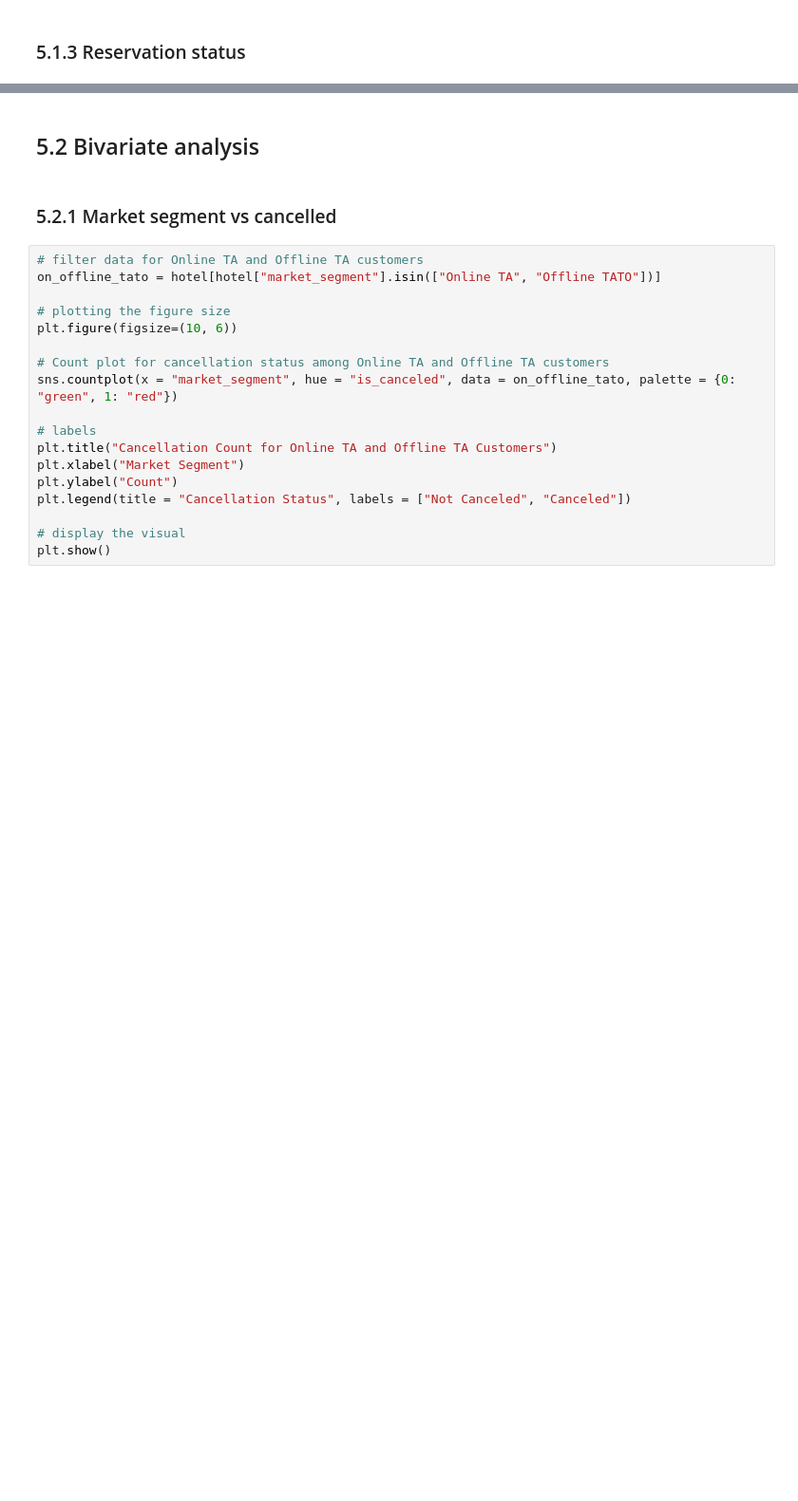
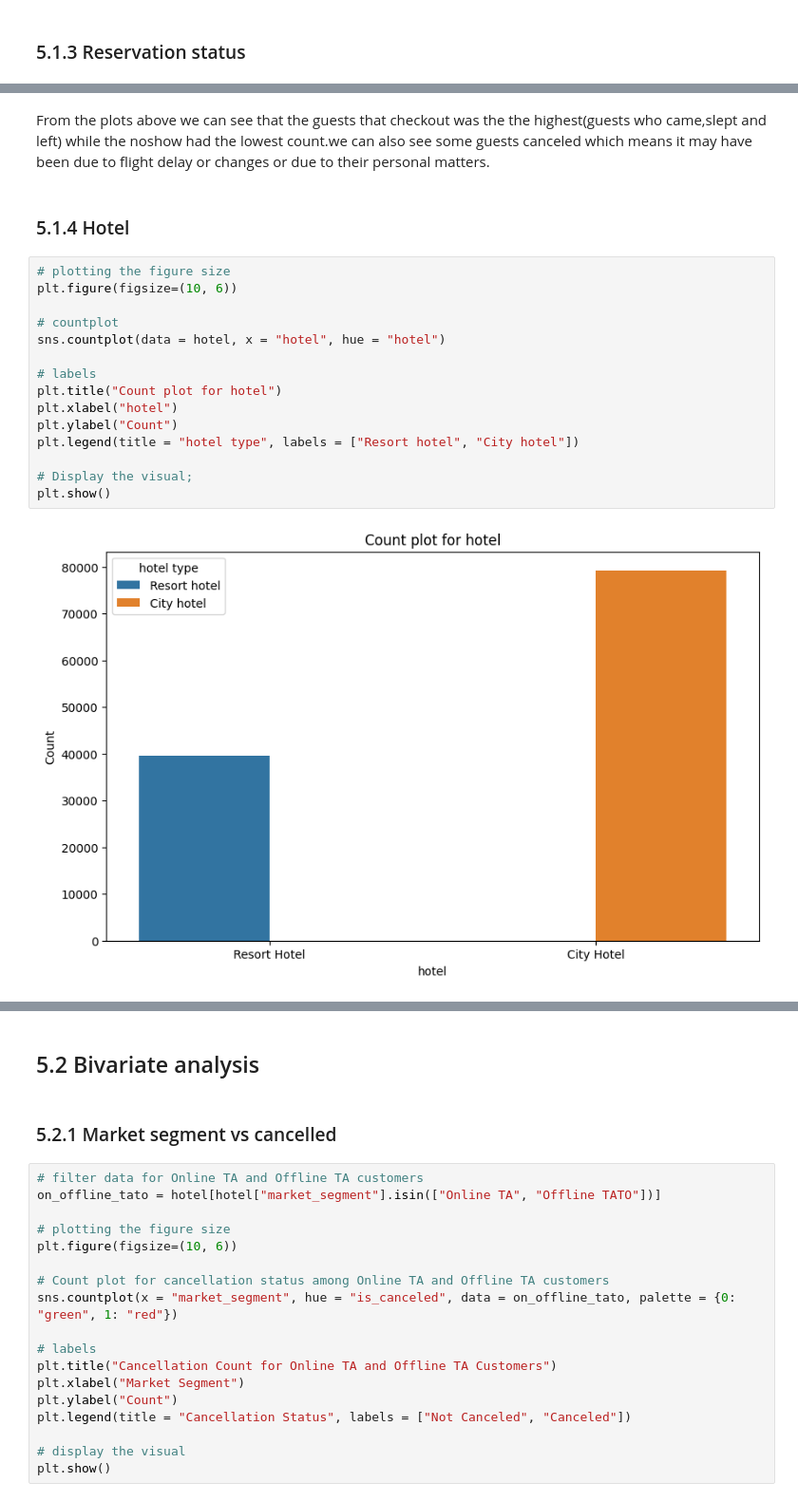
Before and after one commit to MuchiriKinyua/Hotel-booking-and-cancellation-system, a Jupyter notebook: Student.ipynb, the cells around one changed output, grey strips where cells are left out. Shown: that part at 95% size. Cells and saved outputs as stored; diff of their text form; blank space fills up the shorter version.

```diff
--- a/Student.ipynb
+++ b/Student.ipynb
@@ -586,0 +589,21 @@ plt.show()
+# %% [markdown]
+From the plots above we can see that the guests that checkout was the the highest(guests who came,slept and left) while the noshow had the lowest count.we can also see some guests canceled which means it may have been due to flight delay or changes or due to their personal matters.
+# %% [markdown]
+### 5.1.4 Hotel
+# %%
+# plotting the figure size
+plt.figure(figsize=(10, 6))
+
+# countplot
+sns.countplot(data = hotel, x = "hotel", hue = "hotel")
+
+# labels
+plt.title("Count plot for hotel")
+plt.xlabel("hotel")
+plt.ylabel("Count")
+plt.legend(title = "hotel type", labels = ["Resort hotel", "City hotel"])
+
+# Display the visual;
+plt.show()
+# %% [output]
+[figure, added]
```
Also changed, not shown: parts of 15 cells of this notebook.
